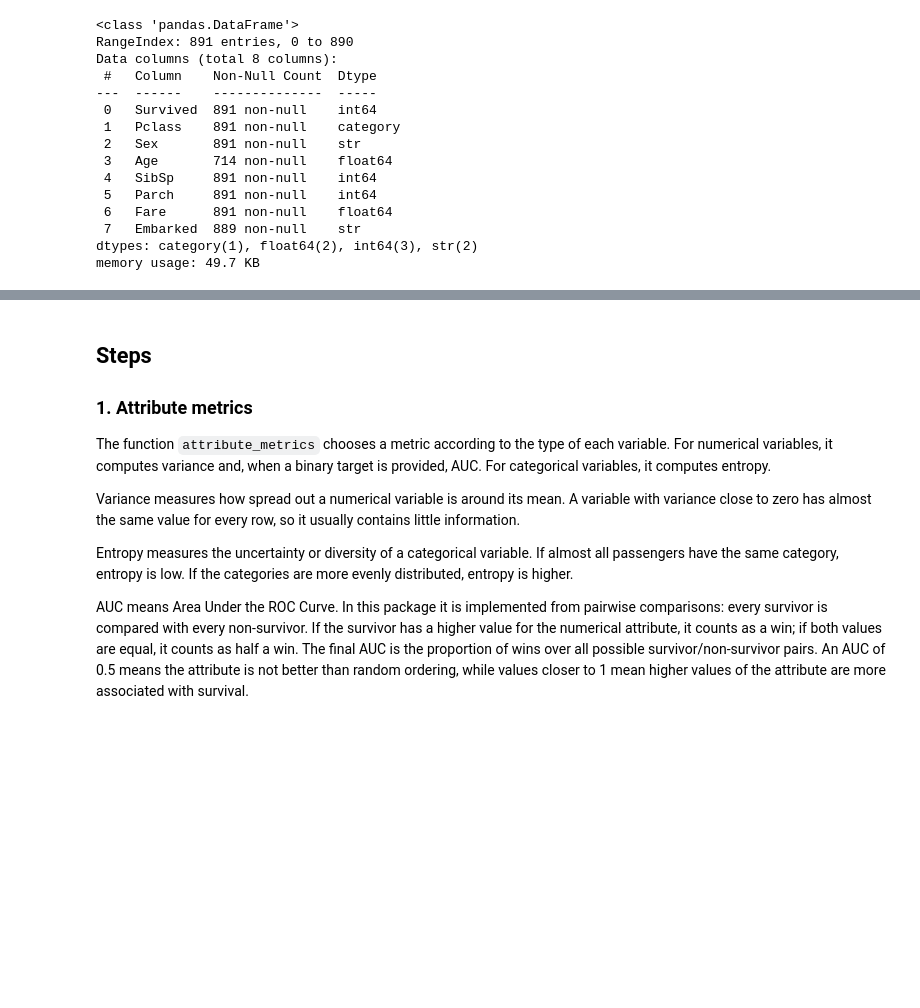
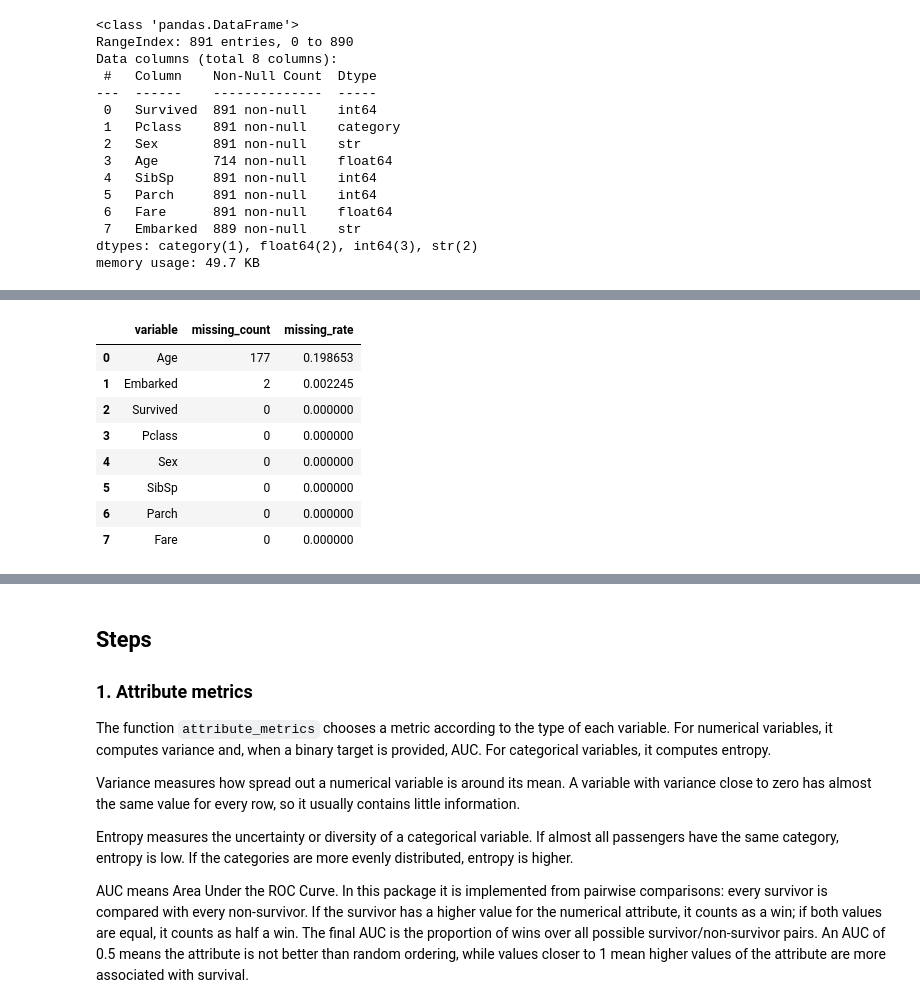
Before and after one commit to abarrenap/sme-dataprep-python, a Jupyter notebook: usage_examples.ipynb, the cells around one changed output, grey strips where cells are left out. Cells and saved outputs as stored; diff of their text form; code cells hidden in the pictures; blank space fills up the shorter version.

```diff
--- a/usage_examples.ipynb
+++ b/usage_examples.ipynb
@@ -104,0 +127,12 @@ memory usage: 49.7 KB
+# %%
+missing_value_report(analysis_data)
+# %% [output]
+|  | variable | missing_count | missing_rate |
+| 0 | Age | 177 | 0.198653 |
+| 1 | Embarked | 2 | 0.002245 |
+| 2 | Survived | 0 | 0.000000 |
+| 3 | Pclass | 0 | 0.000000 |
+| 4 | Sex | 0 | 0.000000 |
+| 5 | SibSp | 0 | 0.000000 |
+| 6 | Parch | 0 | 0.000000 |
+| 7 | Fare | 0 | 0.000000 |
```
Also changed, not shown: parts of 10 cells of this notebook, 4 other files.
